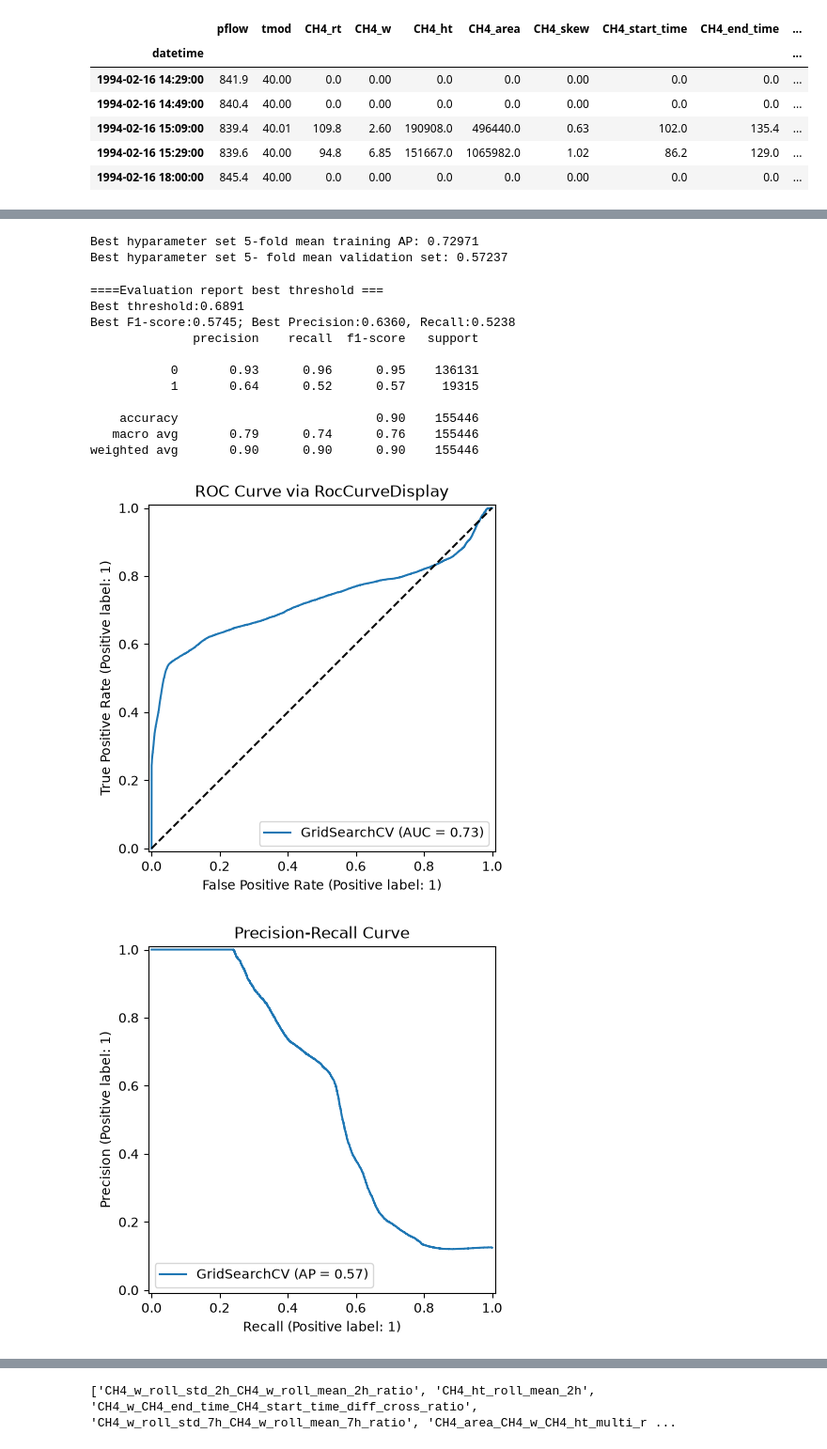
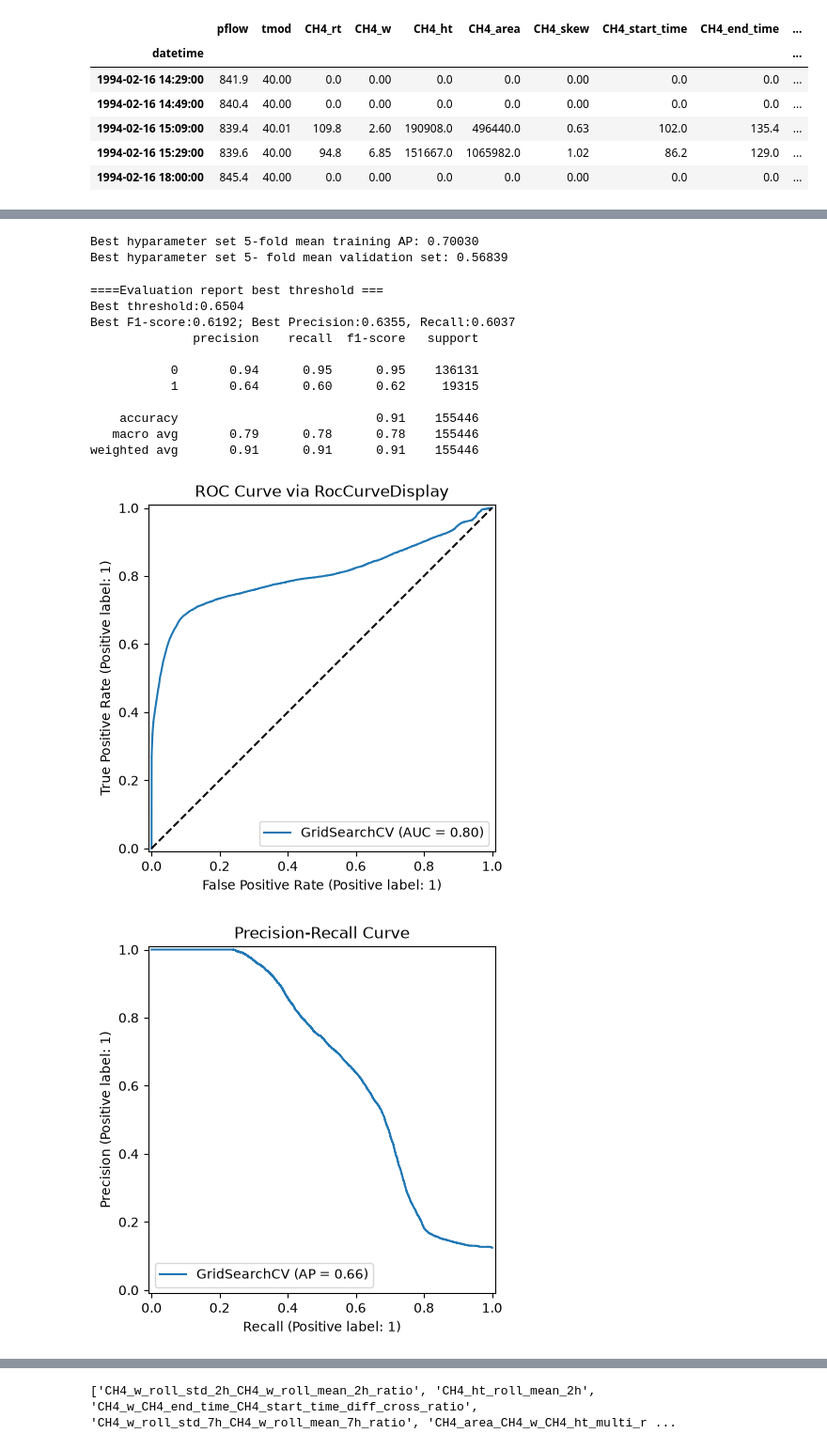
Before and after one commit to mcodcatyu/research_project, a Jupyter notebook: mhd/isnan_flag_all_v1.ipynb, the cells around one changed output, grey strips where cells are left out. Shown at 94% size. Cells and saved outputs as stored; diff of their text form; code cells hidden in the pictures.

Commit message:
mhd model, error prediction

```diff
--- a/mhd/isnan_flag_all_v1.ipynb
+++ b/mhd/isnan_flag_all_v1.ipynb
@@ -390,7 +446,7 @@ tsfe = TSFE(feature_cols=feature_cols, feature_config=feature_config)
 X_train_final = tsfe.fit_transform(X_train)
 y_train_final = y_train.copy()
 print(X_train_final.columns)
-#X_train_final = X_train_final[feature_ml]
+X_train_final = X_train_final[feature_ml]
 
 pipe_rnd = Pipeline([
     #('scl', StandardScaler()),
@@ -398,12 +454,12 @@ pipe_rnd = Pipeline([
 ])
 
 param_grid = {
-    'clf__n_estimators': [100],
-    'clf__max_depth': [8],
-    'clf__min_samples_leaf':[20, 50],
+    'clf__n_estimators': [200],
+    'clf__max_depth': [5, 8],
+    'clf__min_samples_leaf':[15],
     'clf__random_state':[42],
-    'clf__max_features':[0.6],
-    'clf__n_jobs':[-1],
+    'clf__max_features':['sqrt'],
+    'clf__n_jobs':[4],
     'clf__class_weight':['balanced']
 }
 # %% [output]
@@ -479,8 +500,9 @@ X_train_final.head(10)
 # %%
-with mlflow.start_run(run_name="RF_GridSearch_0719_v2") as parent_run:
+with mlflow.start_run(run_name="RF_GridSearch_0720_v1") as parent_run:
     dataset_metadat={
         'feature_cols': feature_cols,
-        'feature_config': feature_config
+        'feature_config': feature_config,
+        #'feature_ml':feature_ml
     }
     mlflow.log_dict(dataset_metadat, 'feature_config.json')
 
@@ -499,7 +521,7 @@ with mlflow.start_run(run_name="RF_GridSearch_0719_v2") as parent_run:
 
     X_test_final = tsfe.fit_transform(X_test)
     y_test_final = y_test.copy()
-    #X_test_final = X_test_final[feature_ml]
+    X_test_final = X_test_final[feature_ml]
     #=========== Evaluation Report
     y_prob = grid.predict_proba(X_test_final)[:, 1]
     best_threshold, best_f1, best_prec, best_rec = get_best_threshold(y_test_final, y_prob)
@@ -512,50 +534,63 @@ with mlflow.start_run(run_name="RF_GridSearch_0719_v2") as parent_run:
     #=========== plotting
     #======== ROC
     RocCurveDisplay.from_estimator(grid, X_test_final, y_test_final)
 
     plt.title("ROC Curve via RocCurveDisplay")
     plt.plot([0, 1], [0,1], 'k--')
     plt.savefig("image/ROC_Curve.png")
     mlflow.log_artifact("image/ROC_Curve.png")
     plt.show()
     plt.close()
     # ======= PRC
     PrecisionRecallDisplay.from_estimator(grid, X_test_final, y_test_final)
 
     plt.title("Precision-Recall Curve")
     plt.savefig("image/PRC_Curve.png")
     mlflow.log_artifact("image/PRC_Curve.png")
     plt.show()
     plt.close()
+    #==========feature importance
+    best_clf = grid.best_estimator_.named_steps['clf']
+
+    feature_names = X_train_final.columns
+    importances = best_clf.feature_importances_
+
+    feature_imp_df = pd.DataFrame({
+        'Feature': feature_names,
+        'Importance': importances
+    }).sort_values(by='Importance', ascending=False)
+
+    print(feature_imp_df.head(20))
+    print(feature_imp_df['Feature'].head(25).tolist())
     #========= SHAP
-    best_pipeline = grid.best_estimator_
-    final_rf_model = best_pipeline.named_steps['clf']
+    #best_pipeline = grid.best_estimator_
+    #final_rf_model = best_pipeline.named_steps['clf']
 
 
-    explainer = shap.TreeExplainer(final_rf_model)
-    shap_values = explainer(X_test_final)
+    #explainer = shap.TreeExplainer(final_rf_model)
+    #shap_values = explainer(X_test_final)
 
-    shap.plots.beeswarm(shap_values[:, :, 1], max_display=72)
-    plt.savefig("image/shap_summary.png")
-    mlflow.log_artifact("image/shap_summary.png")
-    plt.show()
-    plt.close()
+    #shap.plots.beeswarm(shap_values[:, :, 1], max_display=72)
+    #plt.savefig("image/shap_summary.png")
+    #mlflow.log_artifact("image/shap_summary.png")
+    #plt.show()
+    #plt.close()
 
 
 print("All Done!")
 # %% [output]
-Best hyparameter set 5-fold mean training AP: 0.72971
-Best hyparameter set 5- fold mean validation set: 0.57237
+Best hyparameter set 5-fold mean training AP: 0.70030
+Best hyparameter set 5- fold mean validation set: 0.56839
 ====Evaluation report best threshold ===
-Best threshold:0.6891
-Best F1-score:0.5745; Best Precision:0.6360, Recall:0.5238
+Best threshold:0.6504
+Best F1-score:0.6192; Best Precision:0.6355, Recall:0.6037
               precision    recall  f1-score   support
 
-           0       0.93      0.96      0.95    136131
-           1       0.64      0.52      0.57     19315
+           0       0.94      0.95      0.95    136131
+           1       0.64      0.60      0.62     19315
 
-    accuracy                           0.90    155446
-   macro avg       0.79      0.74      0.76    155446
-weighted avg       0.90      0.90      0.90    155446
+    accuracy                           0.91    155446
+   macro avg       0.79      0.78      0.78    155446
+weighted avg       0.91      0.91      0.91    155446
-[figure, old version]
+[figure, new version]
-[figure, old version]
+[figure, new version]
```
Also changed, not shown: parts of 13 cells of this notebook, 7 other files.
